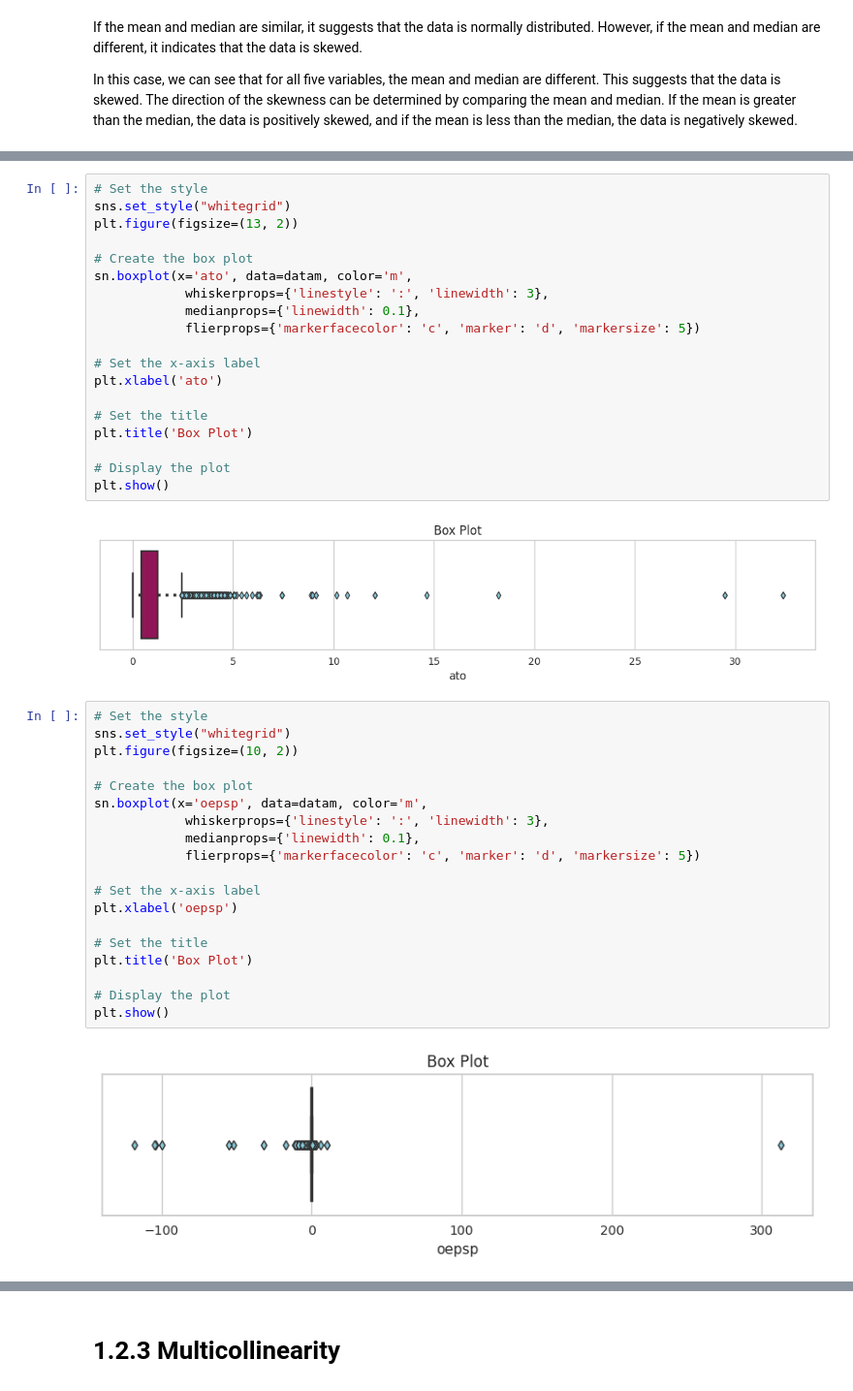
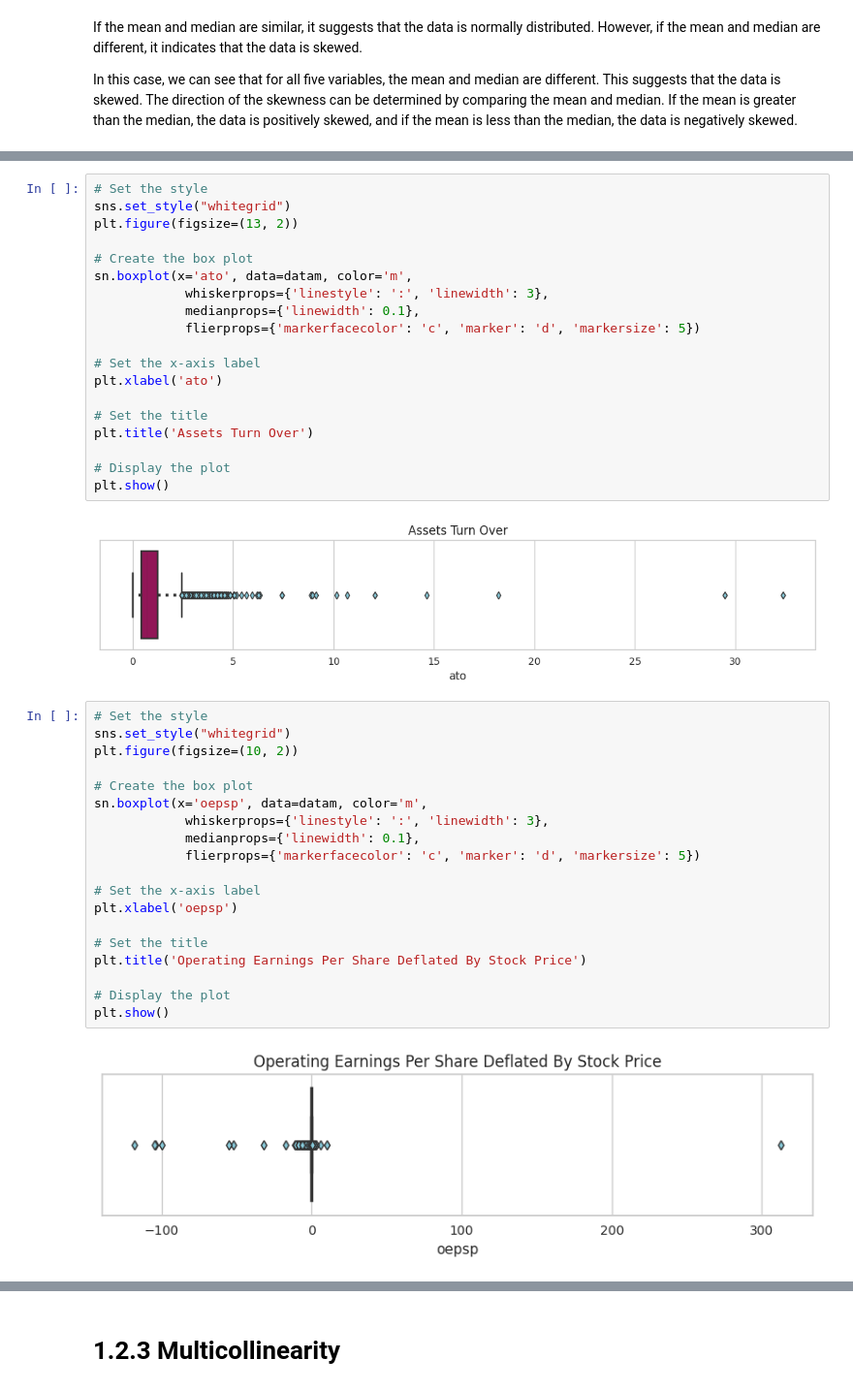
Before and after one commit to Jaime-prog/Statistics_Data_Science_TC3006C, a Jupyter notebook: Módulo 5 Preprocesamiento de datos multivariados o de una serie temporal (Portafolio Implementación)/Statistics_Module2.ipynb, the cells around one changed output, grey strips where cells are left out. Shown at 97% size. Saved outputs shown, nothing was run; the diff lists cells and outputs as text.

```diff
--- a/Módulo 5 Preprocesamiento de datos multivariados o de una serie temporal (Portafolio Implementación)/Statistics_Module2.ipynb
+++ b/Módulo 5 Preprocesamiento de datos multivariados o de una serie temporal (Portafolio Implementación)/Statistics_Module2.ipynb
@@ -1115,33 +1117,33 @@ sn.boxplot(x='ato', data=datam, color='m',
 plt.xlabel('ato')
 
 # Set the title
-plt.title('Box Plot')
+plt.title('Assets Turn Over')
 
 # Display the plot
 plt.show()
 # %% [output]
-[figure, old version]
+[figure, new version]
 # %%
 # Set the style
 sns.set_style("whitegrid")
 plt.figure(figsize=(10, 2))
 
 # Create the box plot
 sn.boxplot(x='oepsp', data=datam, color='m',
             whiskerprops={'linestyle': ':', 'linewidth': 3},
             medianprops={'linewidth': 0.1},
             flierprops={'markerfacecolor': 'c', 'marker': 'd', 'markersize': 5})
 
 # Set the x-axis label
 plt.xlabel('oepsp')
 
 # Set the title
-plt.title('Box Plot')
+plt.title('Operating Earnings Per Share Deflated By Stock Price')
 
 # Display the plot
 plt.show()
 # %% [output]
-[figure, old version]
+[figure, new version]
 # %%
 # Set the style
 sns.set_style("whitegrid")
```
Also changed, not shown: parts of 19 cells of this notebook.
